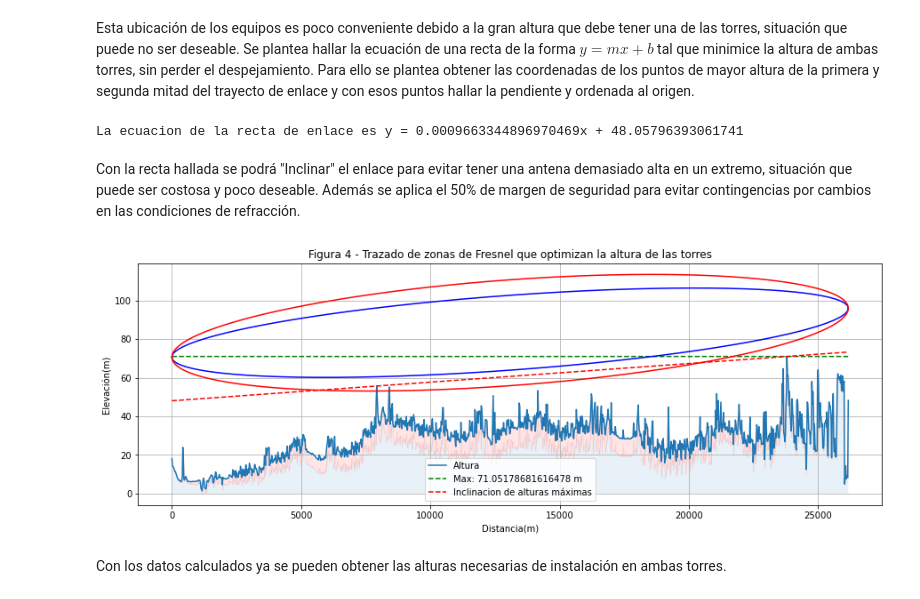
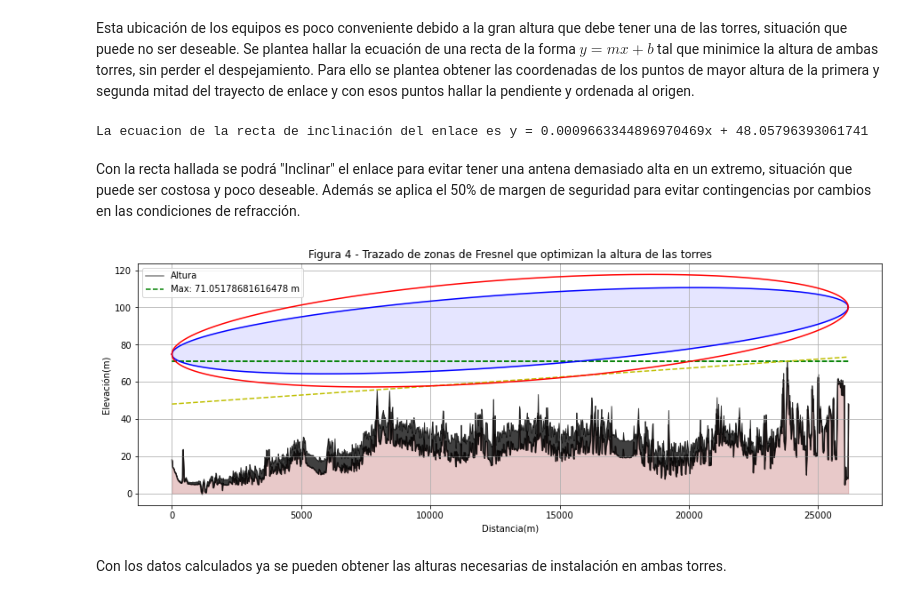
Before and after one commit to carlosmgc2003/calculo_enlace, a Jupyter notebook: Cálculo de Enlace.ipynb, the cells around one changed output. Cells and saved outputs as stored; diff of their text form; code cells hidden in the pictures.

```diff
--- a/Cálculo de Enlace.ipynb
+++ b/Cálculo de Enlace.ipynb
@@ -181,17 +184,13 @@ datos['Z_equivalente'] = datos['Z'] + despejamiento
 # Se actualiza el valor de maxima_altura para reflejar el mismo despues de aplicar la corrección.
 maxima_altura = datos['Z_equivalente'].max()
 posicion_maxalt = datos.loc[datos['Z_equivalente'] == maxima_altura, 'PROGRESIVA'].iloc[0]
+def graficar_perfil_corregido(datos, titulo):
+    graficar_perfil(datos, titulo)
+    vector_max = np.full(len(datos), maxima_altura)
+    plt.plot('PROGRESIVA',vector_max,'--g',label='Max: '+str(maxima_altura)+' m', data=datos)
+    plt.fill_between(datos['PROGRESIVA'],datos['Z'],datos['Z_equivalente'],alpha=0.75, color='black')
 
-fig = plt.figure(figsize=(15,5))
-plt.plot('PROGRESIVA','Z_equivalente', data=datos, label='Altura ficticia')
-vector_max = np.full(len(datos), maxima_altura)
-plt.plot('PROGRESIVA',vector_max,'--g',label='Max: '+str(maxima_altura)+' m', data=datos)
-plt.fill_between(datos['PROGRESIVA'],datos['Z'],alpha=0.1)
-plt.fill_between(datos['PROGRESIVA'],datos['Z'],datos['Z_equivalente'],alpha=0.1, color='red')
-plt.xlabel("Distancia(m)")
-plt.ylabel("Elevación(m)")
-plt.title("Figura 3 - Tierra Ficticia, perfil topográfico con el factor de corrección K aplicado")
-plt.grid()
+graficar_perfil_corregido(datos, "Figura 3 - Tierra Ficticia, perfil topográfico con el factor de corrección K aplicado")
 plt.show()
 # Observese el nuevo valor de maxima altura.
 print("La máxima altura del perfil es: {}m a los {}m de enlace ".format(maxima_altura, posicion_maxalt))
@@ -256,52 +244,44 @@ ambas torres, sin perder el despejamiento. Para ello se plantea obtener las coor
  la primera y segunda mitad del trayecto de enlace y con esos puntos hallar la pendiente y ordenada al origen.
 # %%
 # Busqueda de la recta que optimice las alturas de las torres aplicandole inclinacion al enlace
-def hallar_recta(datos):
+alturas = np.array(datos['Z_equivalente'])
+primer_mitad, segunda_mitad = np.array_split(alturas, 2)
+y1 = primer_mitad.max()
+y2 = segunda_mitad.max()
+x1 = datos.loc[datos['Z_equivalente'] == y1, 'PROGRESIVA'].iloc[0]
+x2 = datos.loc[datos['Z_equivalente'] == y2, 'PROGRESIVA'].iloc[0]
+def hallar_recta(p1 : tuple, p2 : tuple) -> tuple:
     #Funcion que dado un datagrama con datos de altura devuelve los parametros de la recta de maximas alturas
-    alturas = np.array(datos['Z_equivalente'])
-    primer_mitad, segunda_mitad = np.array_split(alturas, 2)
-    y1 = primer_mitad.max()
-    y2 = segunda_mitad.max()
-    x1 = datos.loc[datos['Z_equivalente'] == y1, 'PROGRESIVA'].iloc[0]
-    x2 = datos.loc[datos['Z_equivalente'] == y2, 'PROGRESIVA'].iloc[0]
+    x1, y1 = p1
+    x2, y2 = p2
     m = (y2 - y1)/(x2 - x1)
     b = y1 - (m * x1)
-    return m,b,y1,y2
-m,b,y1,y2 = hallar_recta(datos)
-print(f'La ecuacion de la recta de enlace es y = {m}x + {b}')
+    return (m,b,y1,y2)
+
+m,b,y1,y2 = hallar_recta((x1,y1),(x2,y2))
+print(f'La ecuacion de la recta de inclinación del enlace es y = {m}x + {b}')
 # %% [output]
-La ecuacion de la recta de enlace es y = 0.0009663344896970469x + 48.05796393061741
+La ecuacion de la recta de inclinación del enlace es y = 0.0009663344896970469x + 48.05796393061741
 # %% [markdown]
 Con la recta hallada se podrá "Inclinar" el enlace para evitar tener una antena demasiado alta en un extremo, situación
 que puede ser costosa y poco deseable. Además se aplica el 50% de margen de seguridad para evitar contingencias por cambios
 en las condiciones de refracción.
 # %%
-# Como ahora al inclinar el enlace se afecta el despejamiento en otro punto del mismo se debe calcular nuevamente
-despejamiento_segunda_zf = (datos.loc[datos['Z_equivalente'] == y1, 'segunda_zf_inf'].iloc[0] -
-                            datos.loc[datos['Z_equivalente'] == y1, 'primera_zf_inf'].iloc[0]) * 0.7
 # Margen de seguridad del 50%
-despejamiento_segunda_zf -= despejamiento_segunda_zf * 0.5
-elevacion = abs(datos.loc[datos['Z_equivalente'] == y1, 'segunda_zf_inf'].iloc[0]  - despejamiento_segunda_zf)
+elevacion = abs(datos.loc[datos['Z_equivalente'] == y1, 'primera_zf_inf'].iloc[0])
+elevacion += elevacion * 0.5
 datos['linea_optima'] = m * datos['PROGRESIVA'] + b
 # Graficación del resultado
-fig = plt.figure(figsize=(15,5))
-plt.plot('PROGRESIVA','Z_equivalente', data=datos, label='Altura')
-plt.plot('PROGRESIVA',vector_max,'--g',label='Max: '+str(maxima_altura)+' m', data=datos)
-plt.plot('PROGRESIVA','linea_optima','--r',label='Inclinacion de alturas máximas', data=datos)
-plt.plot(datos['PROGRESIVA'], datos['primera_zf_sup'] + datos['linea_optima'] + elevacion, color='blue')
-plt.plot(datos['PROGRESIVA'], datos['primera_zf_inf'] + datos['linea_optima'] + elevacion, color='blue')
+graficar_perfil_corregido(datos,"Figura 4 - Trazado de zonas de Fresnel que optimizan la altura de las torres")
+plt.plot('PROGRESIVA','linea_optima','--y',label='Inclinacion de alturas máximas', data=datos)
+plt.plot(datos['PROGRESIVA'], z1:= datos['primera_zf_sup'] + datos['linea_optima'] + elevacion, color='blue')
+plt.plot(datos['PROGRESIVA'], z2 := datos['primera_zf_inf'] + datos['linea_optima'] + elevacion, color='blue')
 plt.plot(datos['PROGRESIVA'], datos['segunda_zf_sup'] + datos['linea_optima'] + elevacion, color='red')
 plt.plot(datos['PROGRESIVA'], datos['segunda_zf_inf'] + datos['linea_optima'] + elevacion, color='red')
-plt.fill_between(datos['PROGRESIVA'],datos['Z'],alpha=0.1)
-plt.fill_between(datos['PROGRESIVA'],datos['Z'],datos['Z_equivalente'],alpha=0.1, color='red')
-plt.xlabel("Distancia(m)")
-plt.ylabel("Elevación(m)")
-plt.title("Figura 4 - Trazado de zonas de Fresnel que optimizan la altura de las torres")
-plt.grid()
-plt.legend()
+plt.fill_between(datos['PROGRESIVA'], z2, z1,alpha=0.1, color='blue')
 plt.show()
 # %% [output]
-[figure, old version]
+[figure, new version]
 # %% [markdown]
 Con los datos calculados ya se pueden obtener las alturas necesarias de instalación en ambas torres.
 # %%
```
Also changed, not shown: parts of 7 cells of this notebook.
